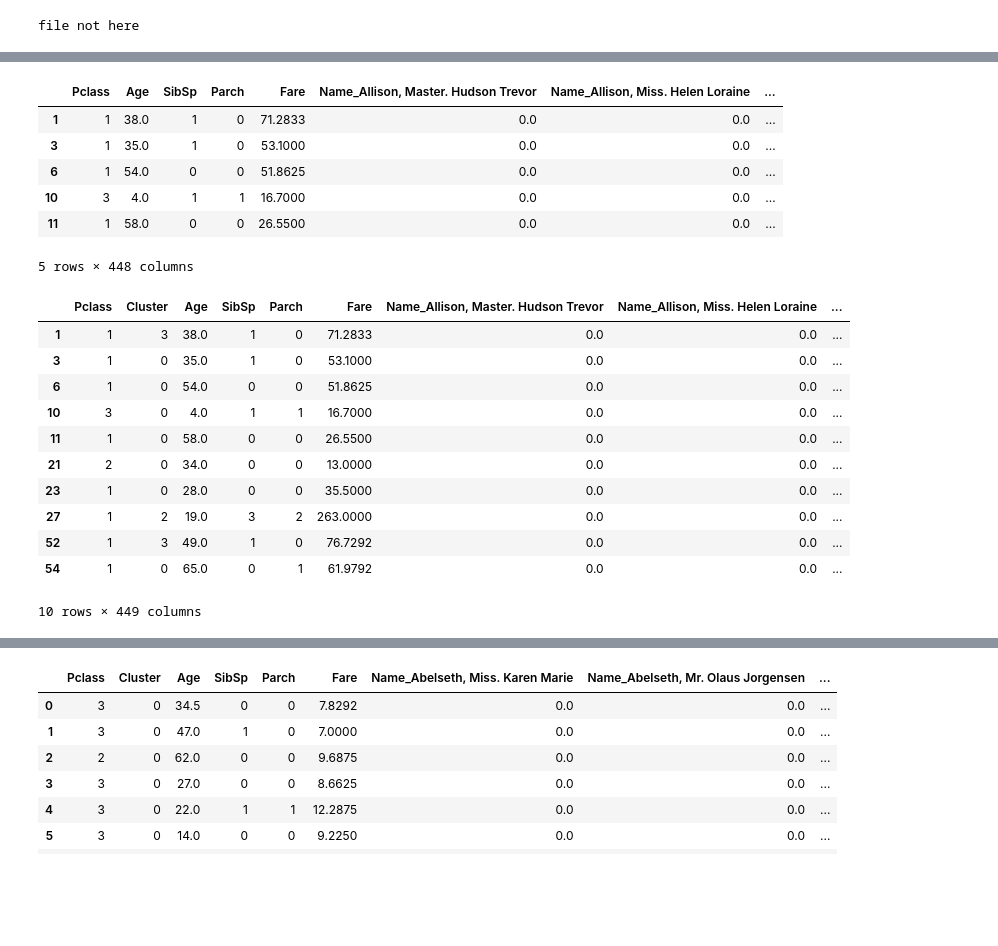
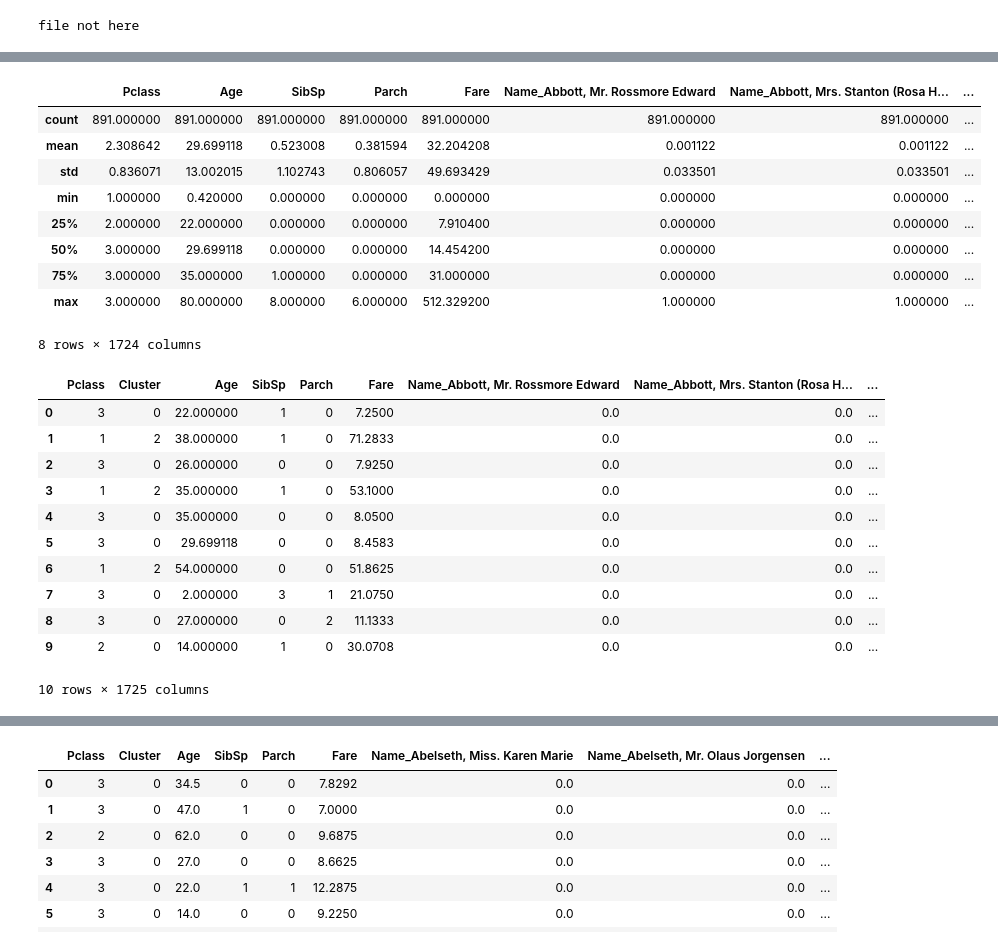
Before and after one commit to Yodazon/Kaggle, a Jupyter notebook: Titanic_Project/titanic_randomForest_KMeans.ipynb, the cells around one changed output, grey strips where cells are left out. Cells and saved outputs as stored; diff of their text form; code cells hidden in the pictures; blank space fills up the shorter version.

```diff
--- a/Titanic_Project/titanic_randomForest_KMeans.ipynb
+++ b/Titanic_Project/titanic_randomForest_KMeans.ipynb
@@ -41,38 +46,42 @@ df_new.head()
 # %%
 df_kmeans = pd.get_dummies(df_train, drop_first=True, dtype = float)
-df_kmeans = df_kmeans.dropna()
+
+values = {"Age": (df_kmeans["Age"].mean())}
+df_kmeans = df_kmeans.fillna(value = values)
+
 #df_train = df_train.dropna()
 df_kmeans = df_kmeans.drop(["PassengerId", "Survived"], axis=1)
-df_kmeans.head()
+df_kmeans.describe()
 # %% [output]
-|  | Pclass | Age | SibSp | Parch | Fare | Name_Allison, Master. Hudson Trevor | Name_Allison, Miss. Helen Loraine | ... |
-| 1 | 1 | 38.0 | 1 | 0 | 71.2833 | 0.0 | 0.0 | ... |
-| 3 | 1 | 35.0 | 1 | 0 | 53.1000 | 0.0 | 0.0 | ... |
-| 6 | 1 | 54.0 | 0 | 0 | 51.8625 | 0.0 | 0.0 | ... |
-| 10 | 3 | 4.0 | 1 | 1 | 16.7000 | 0.0 | 0.0 | ... |
-| 11 | 1 | 58.0 | 0 | 0 | 26.5500 | 0.0 | 0.0 | ... |
+|  | Pclass | Age | SibSp | Parch | Fare | Name_Abbott, Mr. Rossmore Edward | Name_Abbott, Mrs. Stanton (Rosa H... | ... |
+| count | 891.000000 | 891.000000 | 891.000000 | 891.000000 | 891.000000 | 891.000000 | 891.000000 | ... |
+| mean | 2.308642 | 29.699118 | 0.523008 | 0.381594 | 32.204208 | 0.001122 | 0.001122 | ... |
+| std | 0.836071 | 13.002015 | 1.102743 | 0.806057 | 49.693429 | 0.033501 | 0.033501 | ... |
+| min | 1.000000 | 0.420000 | 0.000000 | 0.000000 | 0.000000 | 0.000000 | 0.000000 | ... |
+| 25% | 2.000000 | 22.000000 | 0.000000 | 0.000000 | 7.910400 | 0.000000 | 0.000000 | ... |
+| 50% | 3.000000 | 29.699118 | 0.000000 | 0.000000 | 14.454200 | 0.000000 | 0.000000 | ... |
+| 75% | 3.000000 | 35.000000 | 1.000000 | 0.000000 | 31.000000 | 0.000000 | 0.000000 | ... |
+| max | 3.000000 | 80.000000 | 8.000000 | 6.000000 | 512.329200 | 1.000000 | 1.000000 | ... |
-5 rows × 448 columns
+8 rows × 1724 columns
 # %%
 ##Doing K-Means Clustering on the Train Data
 
-from sklearn.preprocessing import StandardScaler
 scaler = StandardScaler()
 scaled_df_kmeans = scaler.fit_transform(df_kmeans)
-from sklearn.cluster import KMeans
 kmeans_model = KMeans(n_clusters=4)
 clusters = kmeans_model.fit_predict(df_kmeans)
 df_kmeans.insert(df_kmeans.columns.get_loc("Age"), "Cluster", clusters)
 df_kmeans.head(10)
 # %% [output]
-|  | Pclass | Cluster | Age | SibSp | Parch | Fare | Name_Allison, Master. Hudson Trevor | Name_Allison, Miss. Helen Loraine | ... |
-| 1 | 1 | 3 | 38.0 | 1 | 0 | 71.2833 | 0.0 | 0.0 | ... |
-| 3 | 1 | 0 | 35.0 | 1 | 0 | 53.1000 | 0.0 | 0.0 | ... |
-| 6 | 1 | 0 | 54.0 | 0 | 0 | 51.8625 | 0.0 | 0.0 | ... |
-| 10 | 3 | 0 | 4.0 | 1 | 1 | 16.7000 | 0.0 | 0.0 | ... |
-| 11 | 1 | 0 | 58.0 | 0 | 0 | 26.5500 | 0.0 | 0.0 | ... |
-| 21 | 2 | 0 | 34.0 | 0 | 0 | 13.0000 | 0.0 | 0.0 | ... |
-| 23 | 1 | 0 | 28.0 | 0 | 0 | 35.5000 | 0.0 | 0.0 | ... |
-| 27 | 1 | 2 | 19.0 | 3 | 2 | 263.0000 | 0.0 | 0.0 | ... |
-| 52 | 1 | 3 | 49.0 | 1 | 0 | 76.7292 | 0.0 | 0.0 | ... |
-| 54 | 1 | 0 | 65.0 | 0 | 1 | 61.9792 | 0.0 | 0.0 | ... |
+|  | Pclass | Cluster | Age | SibSp | Parch | Fare | Name_Abbott, Mr. Rossmore Edward | Name_Abbott, Mrs. Stanton (Rosa H... | ... |
+| 0 | 3 | 0 | 22.000000 | 1 | 0 | 7.2500 | 0.0 | 0.0 | ... |
+| 1 | 1 | 2 | 38.000000 | 1 | 0 | 71.2833 | 0.0 | 0.0 | ... |
+| 2 | 3 | 0 | 26.000000 | 0 | 0 | 7.9250 | 0.0 | 0.0 | ... |
+| 3 | 1 | 2 | 35.000000 | 1 | 0 | 53.1000 | 0.0 | 0.0 | ... |
+| 4 | 3 | 0 | 35.000000 | 0 | 0 | 8.0500 | 0.0 | 0.0 | ... |
+| 5 | 3 | 0 | 29.699118 | 0 | 0 | 8.4583 | 0.0 | 0.0 | ... |
+| 6 | 1 | 2 | 54.000000 | 0 | 0 | 51.8625 | 0.0 | 0.0 | ... |
+| 7 | 3 | 0 | 2.000000 | 3 | 1 | 21.0750 | 0.0 | 0.0 | ... |
+| 8 | 3 | 0 | 27.000000 | 0 | 2 | 11.1333 | 0.0 | 0.0 | ... |
+| 9 | 2 | 0 | 14.000000 | 1 | 0 | 30.0708 | 0.0 | 0.0 | ... |
-10 rows × 449 columns
+10 rows × 1725 columns
```
Also changed, not shown: parts of 15 cells of this notebook.
